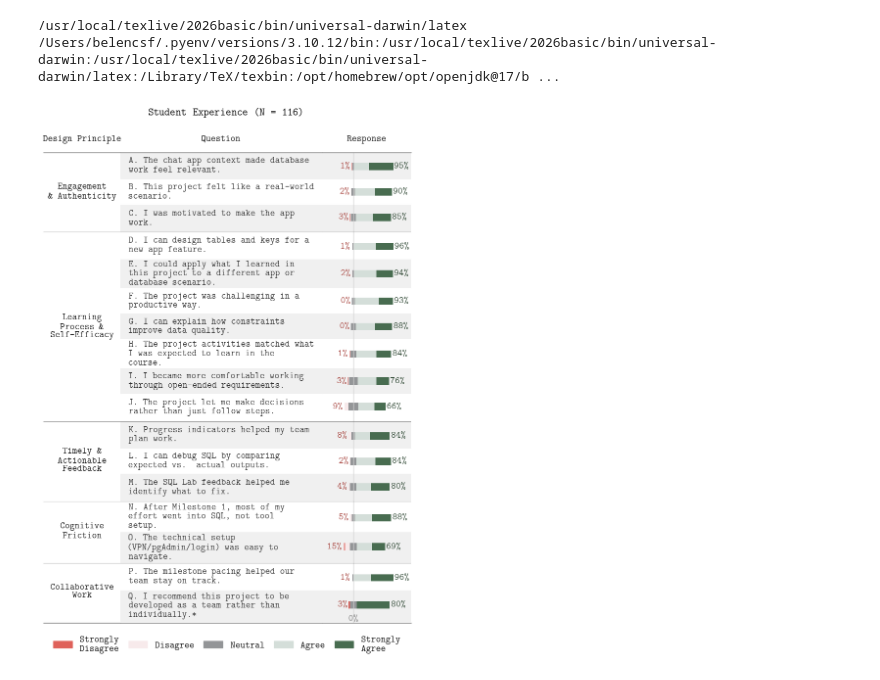
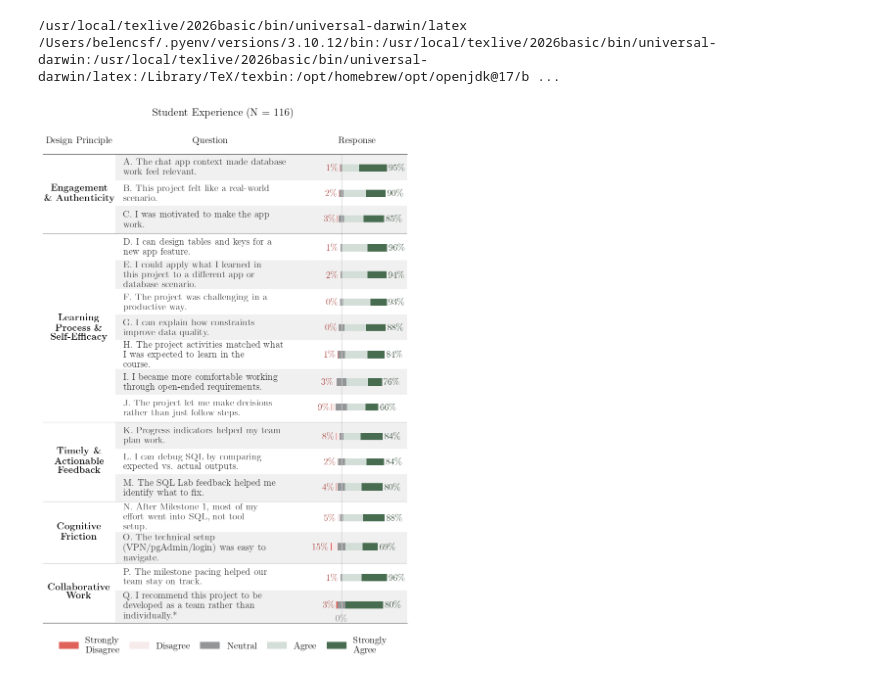
Before and after one commit to bcsaldias/sigcse-ai-2027, a Jupyter notebook: likert/v2_Info330_ExploratoryDataAnalysis.ipynb, the cells around one changed output. Saved outputs shown, nothing was run; the diff lists cells and outputs as text; code cells hidden in the pictures.

```diff
--- a/likert/v2_Info330_ExploratoryDataAnalysis.ipynb
+++ b/likert/v2_Info330_ExploratoryDataAnalysis.ipynb
@@ -43,11 +43,7 @@ print(os.environ["PATH"])
 
 # 1. Enable LaTeX rendering
 plt.rcParams['text.usetex'] = True
-
-# 2. Set the default monospace font family
-# Supported LaTeX mono fonts: 'Computer Modern Typewriter', 'Courier'
-plt.rcParams['font.monospace'] = ['Computer Modern Typewriter']
-plt.rcParams['font.family'] = 'monospace'
+plt.rcParams['font.family'] = 'serif'
 
 plt.rcParams['text.latex.preamble'] = r'\usepackage{bm}'
 matplotlib.rc('text', usetex=True)
@@ -206,7 +202,7 @@ fig, (ax_cat, ax_q, ax_main) = plt.subplots(
     ncols=3, sharey=True,
     figsize=(8, 11),
     gridspec_kw={
-        "width_ratios": [1.9, 5, 2.2],
+        "width_ratios": [1.9, 5, 2.65],
         "wspace": 0.0
     }
 )
@@ -310,31 +306,31 @@ for ax in [ax_cat, ax_q, ax_main]:
         else:
             spine.set_visible(True)
             spine.set_linewidth(0.9)
             spine.set_color(BORDER_COLOR)
 
 ax_cat.invert_yaxis()
 margin = 0.2
 ax_cat.set_ylim(current_y - GAP / 2 + margin, -margin)
 
 legend_handles = [
     plt.Rectangle((0, 0), 1, 1, color=COLORS[lbl], label=wrap_text(lbl, 10))
     for lbl in LIKERT_ORDER
 ]
 fig.legend(
     handles=legend_handles,
     loc="upper center", bbox_to_anchor=(0.5, 0.02),
     ncol=len(LIKERT_ORDER),
     fontsize=font_size, frameon=False,
     columnspacing=1
 )
 
 plt.suptitle(
     "Student Experience (N = 116)",
     fontsize=16, fontweight="semibold", y=0.985
 )
 ax_main.text(0, ax_main.get_ylim()[0], "0\%", ha="center", va="bottom", fontsize=font_size, color="gray")
 
 fig.tight_layout(rect=[0, 0.01, 1, 0.99])
 plt.show()
 # %% [output]
-[figure, old version]
+[figure, new version]
```
